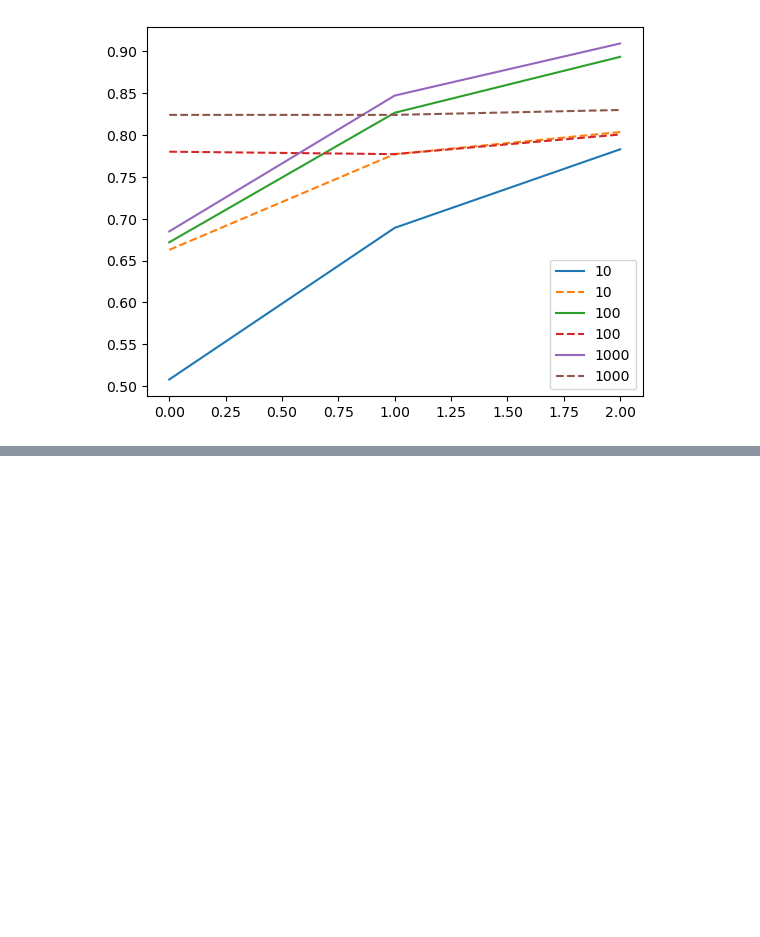
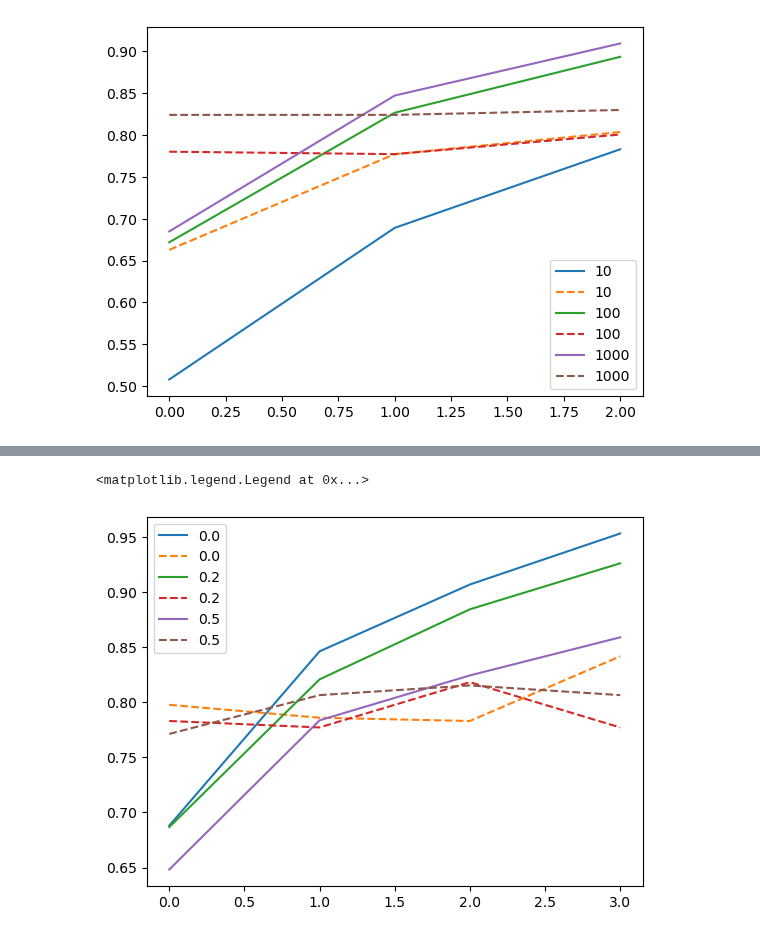
Before and after one commit to a-kravets/Data-Analytics-Projects, a Jupyter notebook: Clothing Classification/clothing_classification.ipynb, the cells around one changed output, grey strips where cells are left out. Drawn from its saved outputs; the diff is of its cells as text; code cells hidden in the pictures; blank space fills up the shorter version.

Commit message:
adding regularization and dropout

```diff
--- a/Clothing Classification/clothing_classification.ipynb
+++ b/Clothing Classification/clothing_classification.ipynb
@@ -534,0 +563,31 @@ plt.legend()
+# %%
+# Create checkpoint to save best model for version 3
+filepath = './xception_v3_{epoch:02d}_{val_accuracy:.3f}.h5'
+checkpoint = keras.callbacks.ModelCheckpoint(filepath=filepath,
+                                             save_best_only=True,
+                                             monitor='val_accuracy',
+                                             mode='max')
+# %%
+# Set the best values of learning rate and inner layer size based on previous experiments
+learning_rate = 0.001
+size = 1000
+
+# Dict to store results
+scores = {}
+
+# List of dropout rates
+droprates = [0.0, 0.2, 0.5]
+
+for droprate in droprates:
+    print(droprate)
+
+    model = make_model(learning_rate=learning_rate,
+                       size_inner=size,
+                       droprate=droprate)
+
+    # Train for longer (epochs=4) cause of dropout regularization (ideally at least 30 epochs)
+    history = model.fit(train_ds, epochs=4, validation_data=val_ds, callbacks=[checkpoint])
+    scores[droprate] = history.history
+
+    print()
+    print()
@@ -534,0 +612,10 @@ plt.legend()
+# %%
+for droprate, hist in scores.items():
+    plt.plot(hist['accuracy'], label=droprate)
+    plt.plot(hist['val_accuracy'], label=droprate, linestyle='dashed')
+    #plt.xticks(np.arange(10))
+
+plt.legend()
+# %% [output]
+<matplotlib.legend.Legend at 0x...>
+[figure, added]
```
Also changed, not shown: parts of 5 cells of this notebook.
